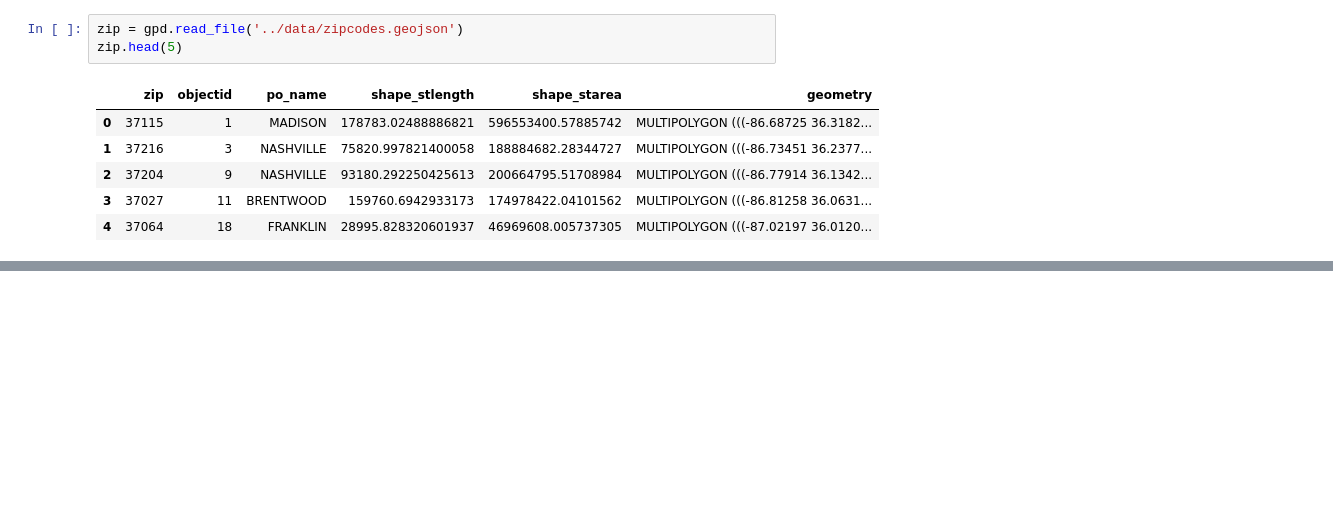
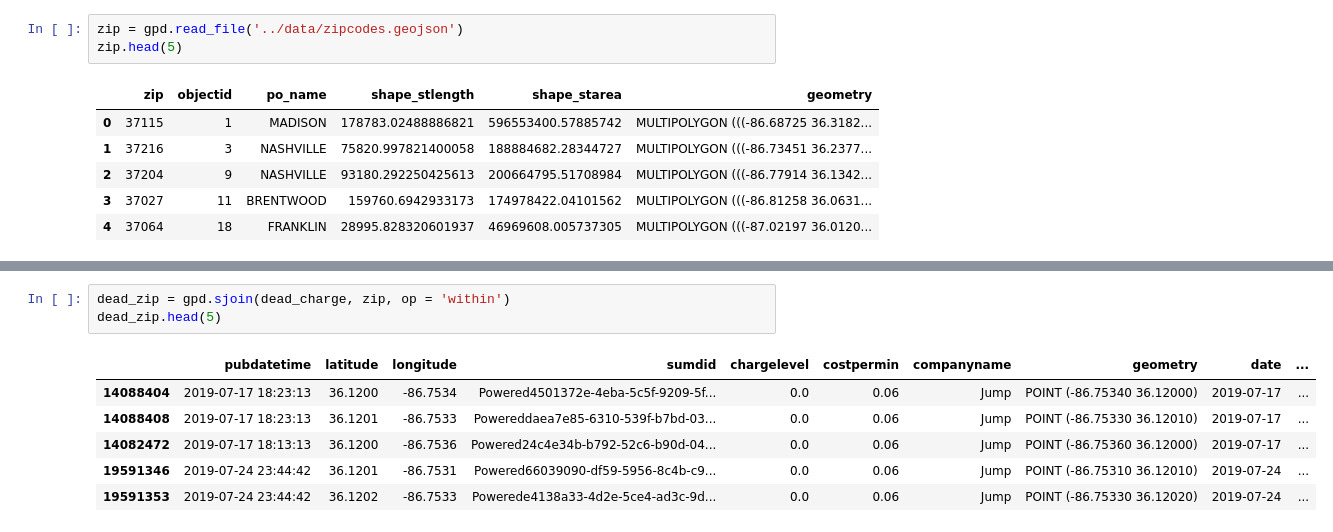
Before and after one commit to Quezadajl/nashville-scooters-project, a Jupyter notebook: notebooks/july.ipynb, the cells around one changed output, grey strips where cells are left out. Saved outputs shown, nothing was run; the diff lists cells and outputs as text; blank space fills up the shorter version.

```diff
--- a/notebooks/july.ipynb
+++ b/notebooks/july.ipynb
@@ -315,0 +278,10 @@ zip.head(5)
+# %%
+dead_zip = gpd.sjoin(dead_charge, zip, op = 'within')
+dead_zip.head(5)
+# %% [output]
+|  | pubdatetime | latitude | longitude | sumdid | chargelevel | costpermin | companyname | geometry | date | ... |
+| 14088404 | 2019-07-17 18:23:13 | 36.1200 | -86.7534 | Powered4501372e-4eba-5c5f-9209-5f... | 0.0 | 0.06 | Jump | POINT (-86.75340 36.12000) | 2019-07-17 | ... |
+| 14088408 | 2019-07-17 18:23:13 | 36.1201 | -86.7533 | Powereddaea7e85-6310-539f-b7bd-03... | 0.0 | 0.06 | Jump | POINT (-86.75330 36.12010) | 2019-07-17 | ... |
+| 14082472 | 2019-07-17 18:13:13 | 36.1200 | -86.7536 | Powered24c4e34b-b792-52c6-b90d-04... | 0.0 | 0.06 | Jump | POINT (-86.75360 36.12000) | 2019-07-17 | ... |
+| 19591346 | 2019-07-24 23:44:42 | 36.1201 | -86.7531 | Powered66039090-df59-5956-8c4b-c9... | 0.0 | 0.06 | Jump | POINT (-86.75310 36.12010) | 2019-07-24 | ... |
+| 19591353 | 2019-07-24 23:44:42 | 36.1202 | -86.7533 | Powerede4138a33-4d2e-5ce4-ad3c-9d... | 0.0 | 0.06 | Jump | POINT (-86.75330 36.12020) | 2019-07-24 | ... |
```
Also changed, not shown: parts of 14 cells of this notebook, 5 other files.
